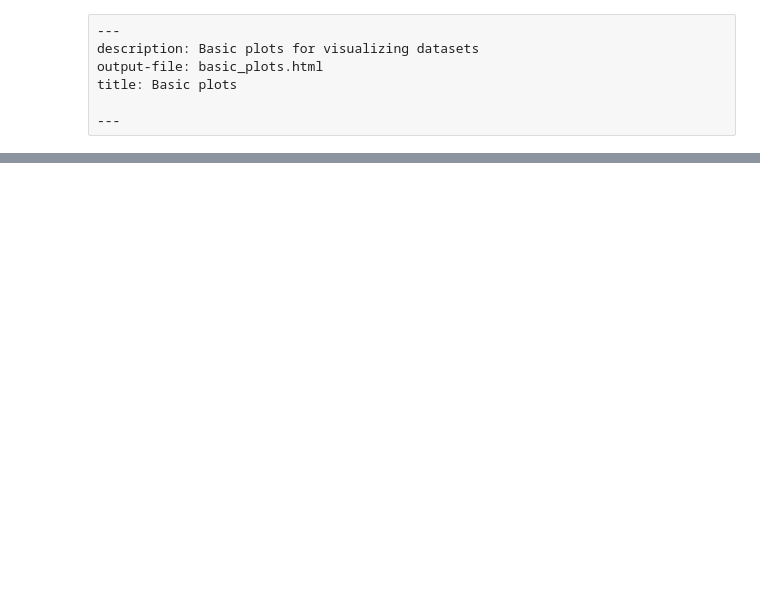
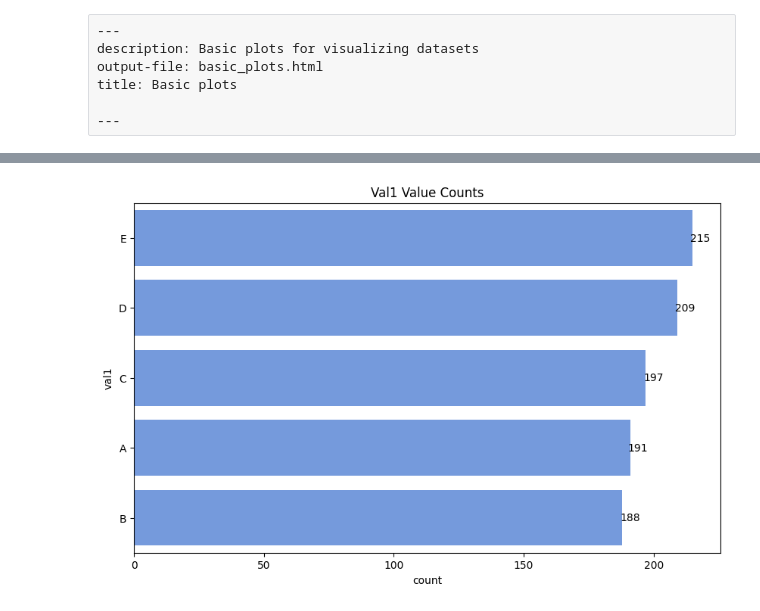
Before and after one commit to PhenoAI/pheno-utils, a Jupyter notebook: nbs/01_basic_plots.ipynb, the cells around one changed output, grey strips where cells are left out. Cells and saved outputs as stored; diff of their text form; code cells hidden in the pictures; blank space fills up the shorter version.

```diff
--- a/nbs/01_basic_plots.ipynb
+++ b/nbs/01_basic_plots.ipynb
@@ -390,3 +398,7 @@ plot_top_n_value_counts(categorical_data, 'val1', n=20, filter_index=None, filte
+# %%
+plot_horizontal_count_bars(categorical_data, 'val1', hue=None)
+# %% [output]
+[figure, added]
 # %%
 #| hide
 import nbdev; nbdev.nbdev_export()
```
Also changed, not shown: parts of 14 cells of this notebook, 3 other files.
